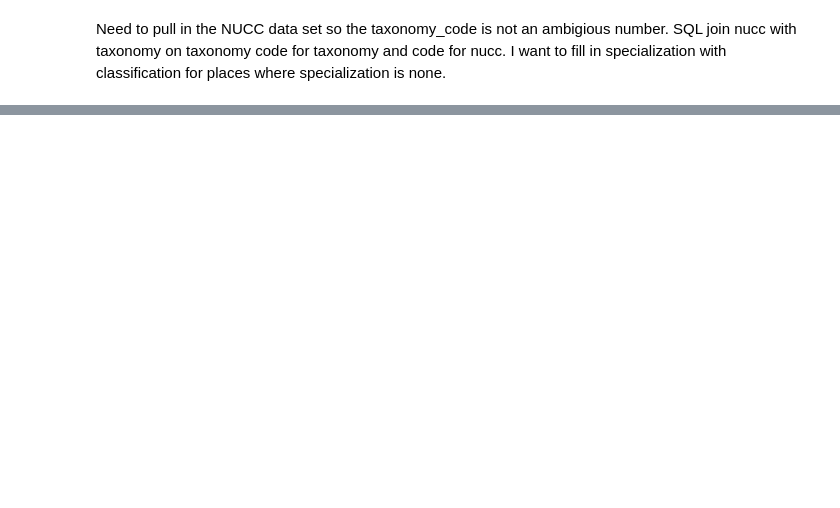
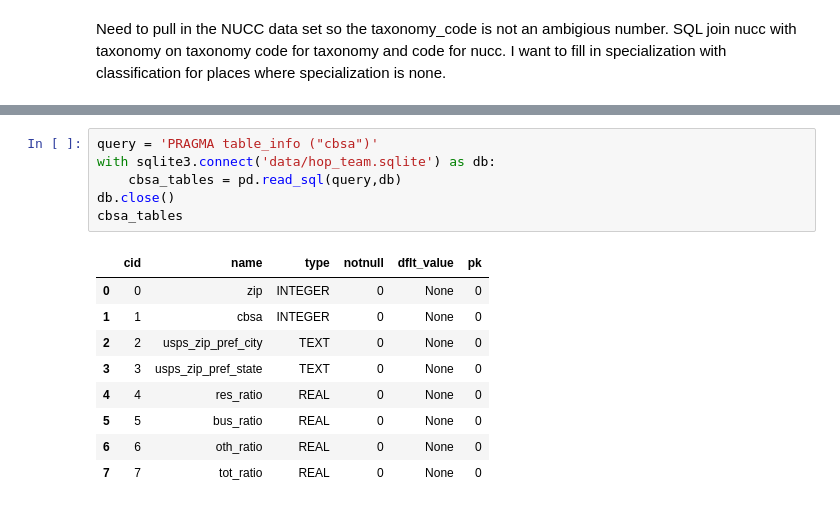
Before and after one commit to nss-data-science-cohort-5/hop_team-hot_pretzels, a Jupyter notebook: Hop_teaming_JG.ipynb, the cells around one changed output, grey strips where cells are left out. Drawn from its saved outputs; the diff is of its cells as text; blank space fills up the shorter version.

```diff
--- a/Hop_teaming_JG.ipynb
+++ b/Hop_teaming_JG.ipynb
@@ -179,0 +198,16 @@ taxonomy_sqlite.shape
+# %%
+query = 'PRAGMA table_info ("cbsa")'
+with sqlite3.connect('data/hop_team.sqlite') as db:
+    cbsa_tables = pd.read_sql(query,db)
+db.close()
+cbsa_tables
+# %% [output]
+|  | cid | name | type | notnull | dflt_value | pk |
+| 0 | 0 | zip | INTEGER | 0 | None | 0 |
+| 1 | 1 | cbsa | INTEGER | 0 | None | 0 |
+| 2 | 2 | usps_zip_pref_city | TEXT | 0 | None | 0 |
+| 3 | 3 | usps_zip_pref_state | TEXT | 0 | None | 0 |
+| 4 | 4 | res_ratio | REAL | 0 | None | 0 |
+| 5 | 5 | bus_ratio | REAL | 0 | None | 0 |
+| 6 | 6 | oth_ratio | REAL | 0 | None | 0 |
+| 7 | 7 | tot_ratio | REAL | 0 | None | 0 |
```
Also changed, not shown: parts of 12 cells of this notebook.
